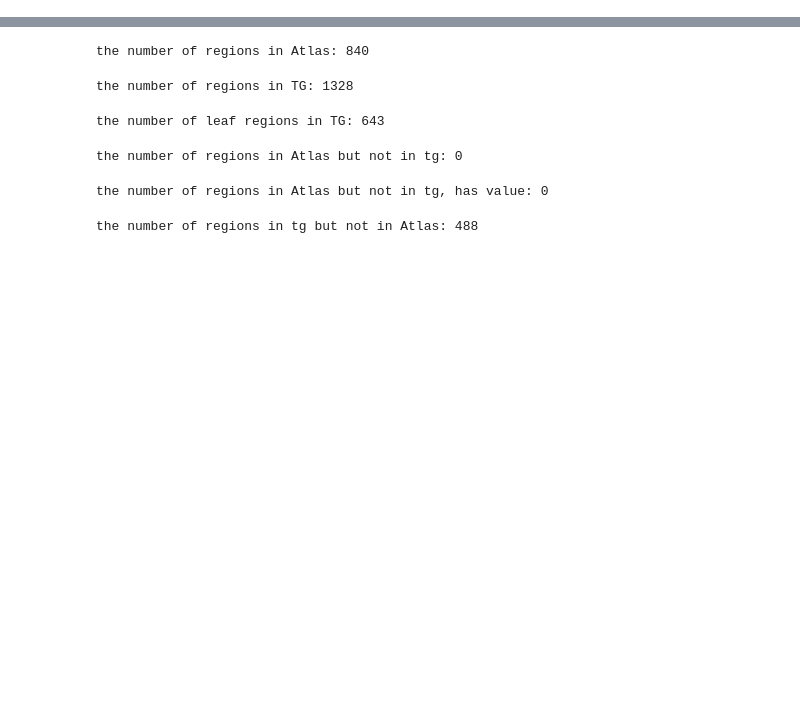
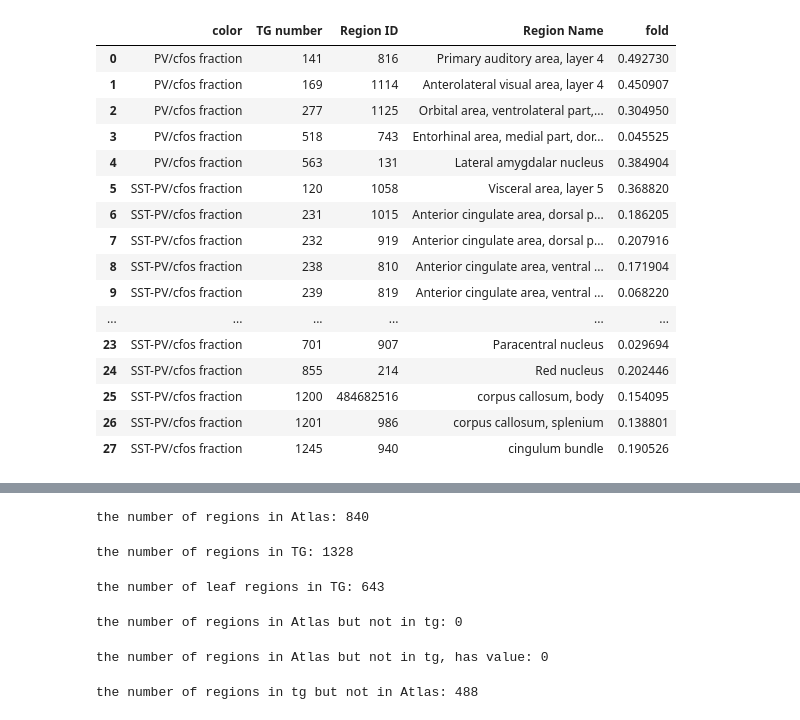
Before and after one commit to jhahncs/brain-slice-render, a Jupyter notebook: cfos/brain_heatmap_slice.ipynb, the cells around one changed output, grey strips where cells are left out. Cells and saved outputs as stored; diff of their text form; code cells hidden in the pictures; blank space fills up the shorter version.

```diff
--- a/cfos/brain_heatmap_slice.ipynb
+++ b/cfos/brain_heatmap_slice.ipynb
@@ -40,0 +97,27 @@ importlib.reload(cfos_stat)
+# %%
+import pandas as pd
+
+
+_rows = []
+for c in color_list:
+    if c in color_2_dict_up:
+        for region_id, fold in color_2_dict_up[c].items():
+            _row = {}
+            _row['color'] = c
+            _row['TG number'] = cfos.region_id_2_tg_id[region_id]
+            _row['Region ID'] = region_id
+            _row['Region Name'] = cfos.region_id_2_name[region_id]
+            _row['fold'] = fold
+            _rows.append(_row)
+    if c in color_2_dict_down:
+        for region_id, fold in color_2_dict_down[c].items():
+            _row = {}
+            _row['color'] = c
+            _row['TG number'] = cfos.region_id_2_tg_id[region_id]
+            _row['Region ID'] = region_id
+            _row['Region Name'] = cfos.region_id_2_name[region_id]
+            _row['fold'] = fold
+            _rows.append(_row)
+df_sig_region_fold = pd.DataFrame(_rows)
+df_sig_region_fold
+# %% [output]
@@ -41,3 +125,20 @@ importlib.reload(cfos_stat)
+|  | color | TG number | Region ID | Region Name | fold |
+| 0 | PV/cfos fraction | 141 | 816 | Primary auditory area, layer 4 | 0.492730 |
+| 1 | PV/cfos fraction | 169 | 1114 | Anterolateral visual area, layer 4 | 0.450907 |
+| 2 | PV/cfos fraction | 277 | 1125 | Orbital area, ventrolateral part,... | 0.304950 |
+| 3 | PV/cfos fraction | 518 | 743 | Entorhinal area, medial part, dor... | 0.045525 |
+| 4 | PV/cfos fraction | 563 | 131 | Lateral amygdalar nucleus | 0.384904 |
+| 5 | SST-PV/cfos fraction | 120 | 1058 | Visceral area, layer 5 | 0.368820 |
+| 6 | SST-PV/cfos fraction | 231 | 1015 | Anterior cingulate area, dorsal p... | 0.186205 |
+| 7 | SST-PV/cfos fraction | 232 | 919 | Anterior cingulate area, dorsal p... | 0.207916 |
+| 8 | SST-PV/cfos fraction | 238 | 810 | Anterior cingulate area, ventral ... | 0.171904 |
+| 9 | SST-PV/cfos fraction | 239 | 819 | Anterior cingulate area, ventral ... | 0.068220 |
+| ... | ... | ... | ... | ... | ... |
+| 23 | SST-PV/cfos fraction | 701 | 907 | Paracentral nucleus | 0.029694 |
+| 24 | SST-PV/cfos fraction | 855 | 214 | Red nucleus | 0.202446 |
+| 25 | SST-PV/cfos fraction | 1200 | 484682516 | corpus callosum, body | 0.154095 |
+| 26 | SST-PV/cfos fraction | 1201 | 986 | corpus callosum, splenium | 0.138801 |
+| 27 | SST-PV/cfos fraction | 1245 | 940 | cingulum bundle | 0.190526 |
 # %%
 # Get the "Blues" colormap
 cmap = plt.cm.Blues
```
Also changed, not shown: parts of 13 cells of this notebook, 4 other files.
